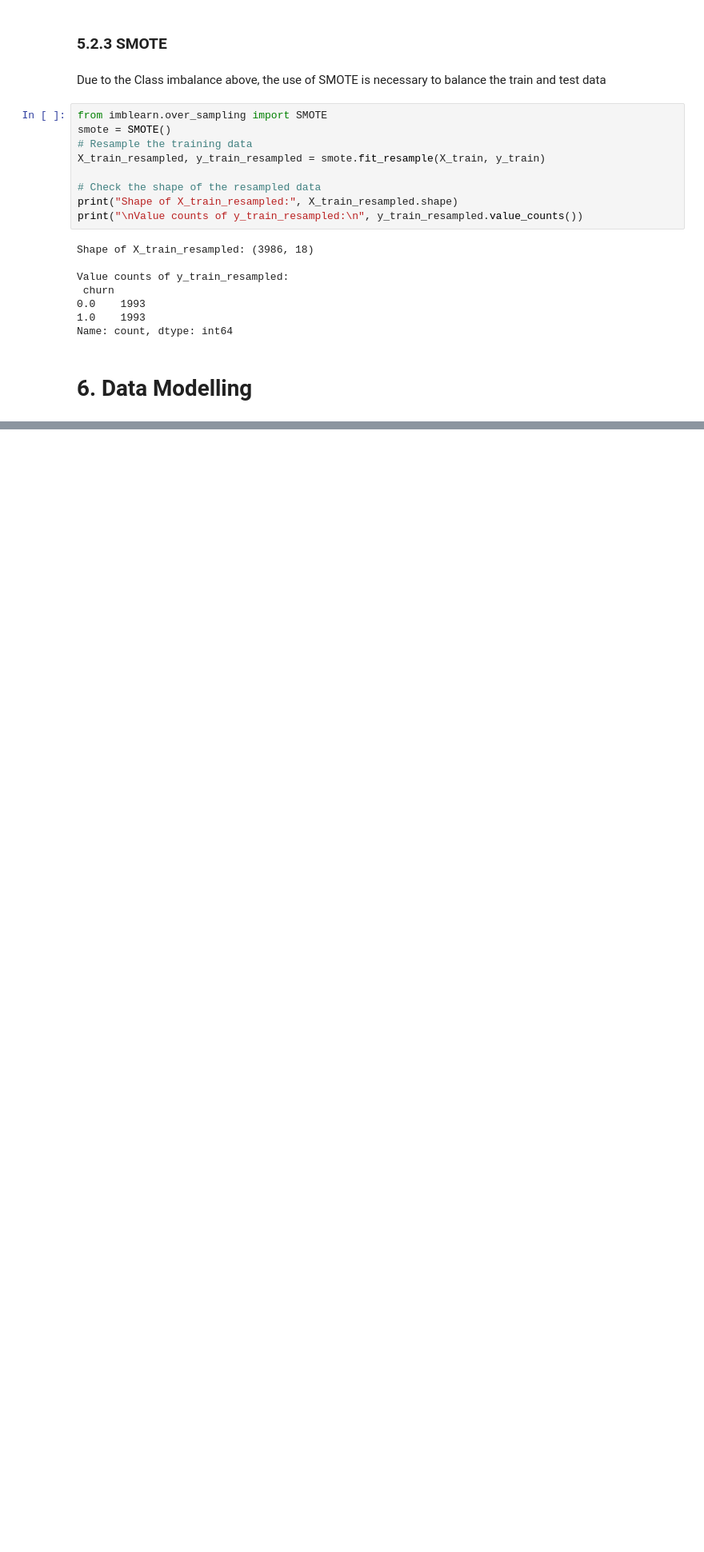
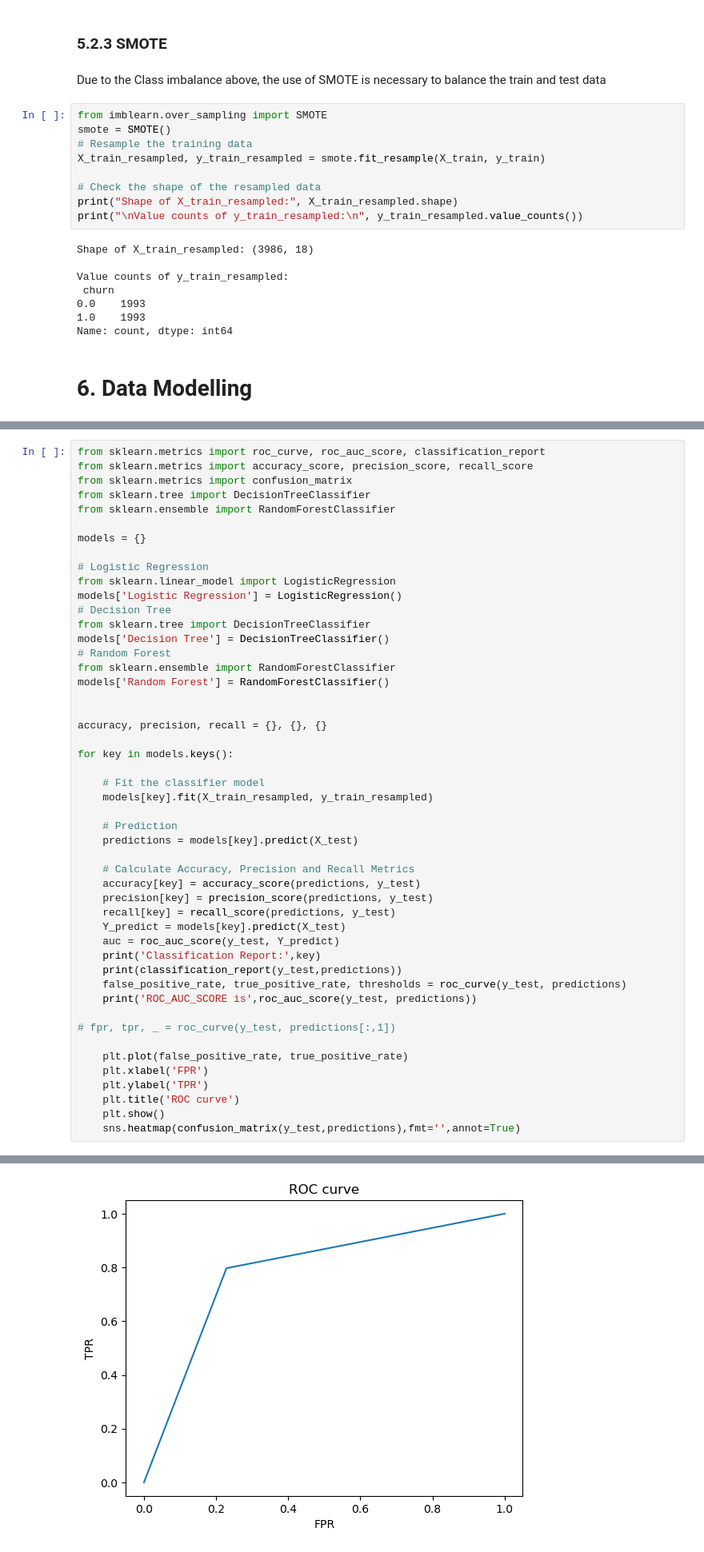
Before and after one commit to DavidChege1/SyriaTel-telecommunications-company, a Jupyter notebook: Index.ipynb, the cells around one changed output, grey strips where cells are left out. Shown: that part at 80% size. Cells and saved outputs as stored; diff of their text form; blank space fills up the shorter version.

```diff
--- a/Index.ipynb
+++ b/Index.ipynb
@@ -308,0 +316,50 @@ Name: count, dtype: int64
+# %%
+from sklearn.metrics import roc_curve, roc_auc_score, classification_report
+from sklearn.metrics import accuracy_score, precision_score, recall_score
+from sklearn.metrics import confusion_matrix
+from sklearn.tree import DecisionTreeClassifier
+from sklearn.ensemble import RandomForestClassifier
+
+models = {}
+
+# Logistic Regression
+from sklearn.linear_model import LogisticRegression
+models['Logistic Regression'] = LogisticRegression()
+# Decision Tree
+from sklearn.tree import DecisionTreeClassifier
+models['Decision Tree'] = DecisionTreeClassifier()
+# Random Forest
+from sklearn.ensemble import RandomForestClassifier
+models['Random Forest'] = RandomForestClassifier()
+
+
+accuracy, precision, recall = {}, {}, {}
+
+for key in models.keys():
+
+    # Fit the classifier model
+    models[key].fit(X_train_resampled, y_train_resampled)
+
+    # Prediction
+    predictions = models[key].predict(X_test)
+
+    # Calculate Accuracy, Precision and Recall Metrics
+    accuracy[key] = accuracy_score(predictions, y_test)
+    precision[key] = precision_score(predictions, y_test)
+    recall[key] = recall_score(predictions, y_test)
+    Y_predict = models[key].predict(X_test)
+    auc = roc_auc_score(y_test, Y_predict)
+    print('Classification Report:',key)
+    print(classification_report(y_test,predictions))
+    false_positive_rate, true_positive_rate, thresholds = roc_curve(y_test, predictions)
+    print('ROC_AUC_SCORE is',roc_auc_score(y_test, predictions))
+
+# fpr, tpr, _ = roc_curve(y_test, predictions[:,1])
+
+    plt.plot(false_positive_rate, true_positive_rate)
+    plt.xlabel('FPR')
+    plt.ylabel('TPR')
+    plt.title('ROC curve')
+    plt.show()
+    sns.heatmap(confusion_matrix(y_test,predictions),fmt='',annot=True)
+# %% [output]
@@ -308,0 +377 @@ Name: count, dtype: int64
+[figure, added]
```
Also changed, not shown: parts of 5 cells of this notebook.
